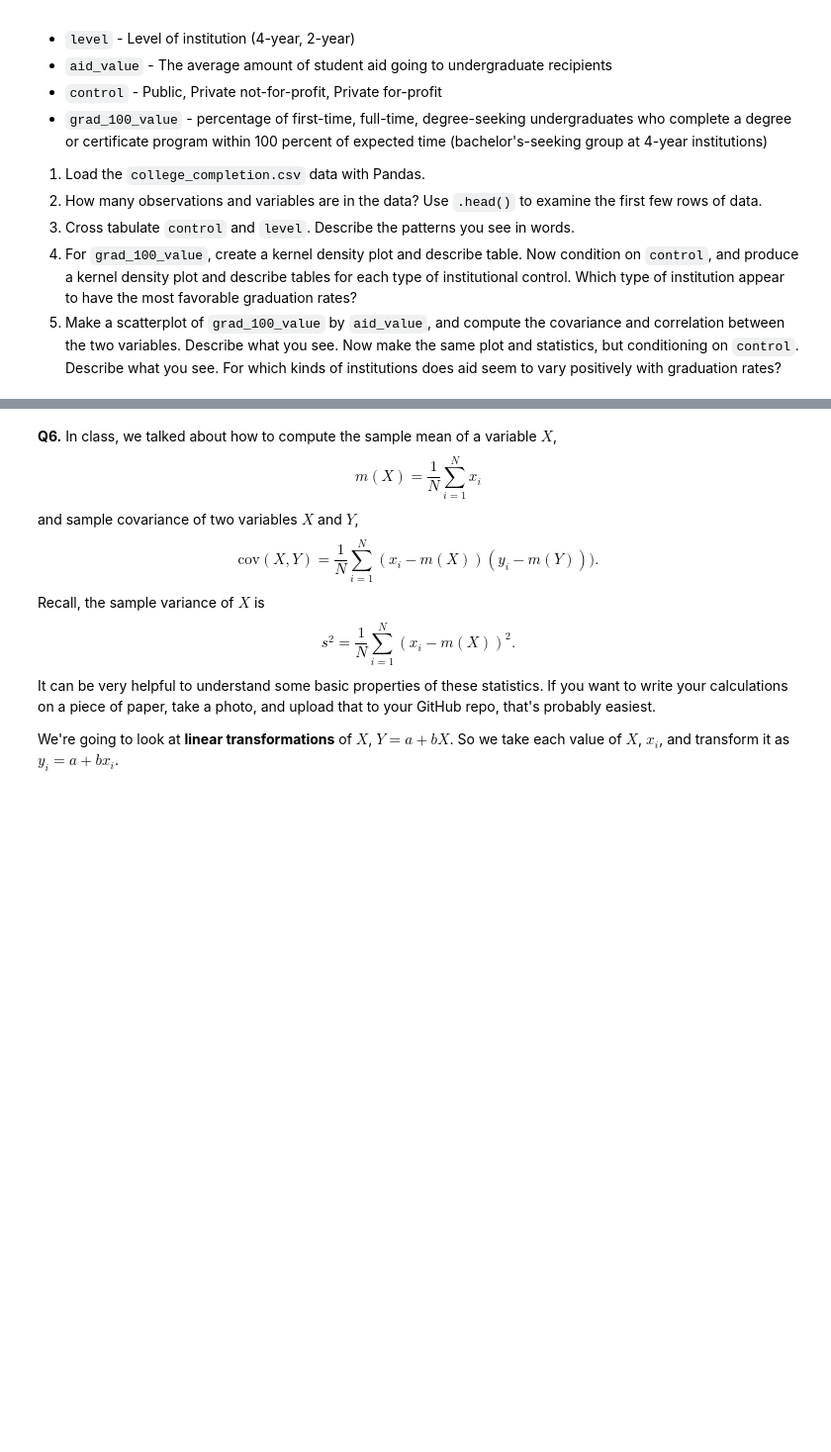
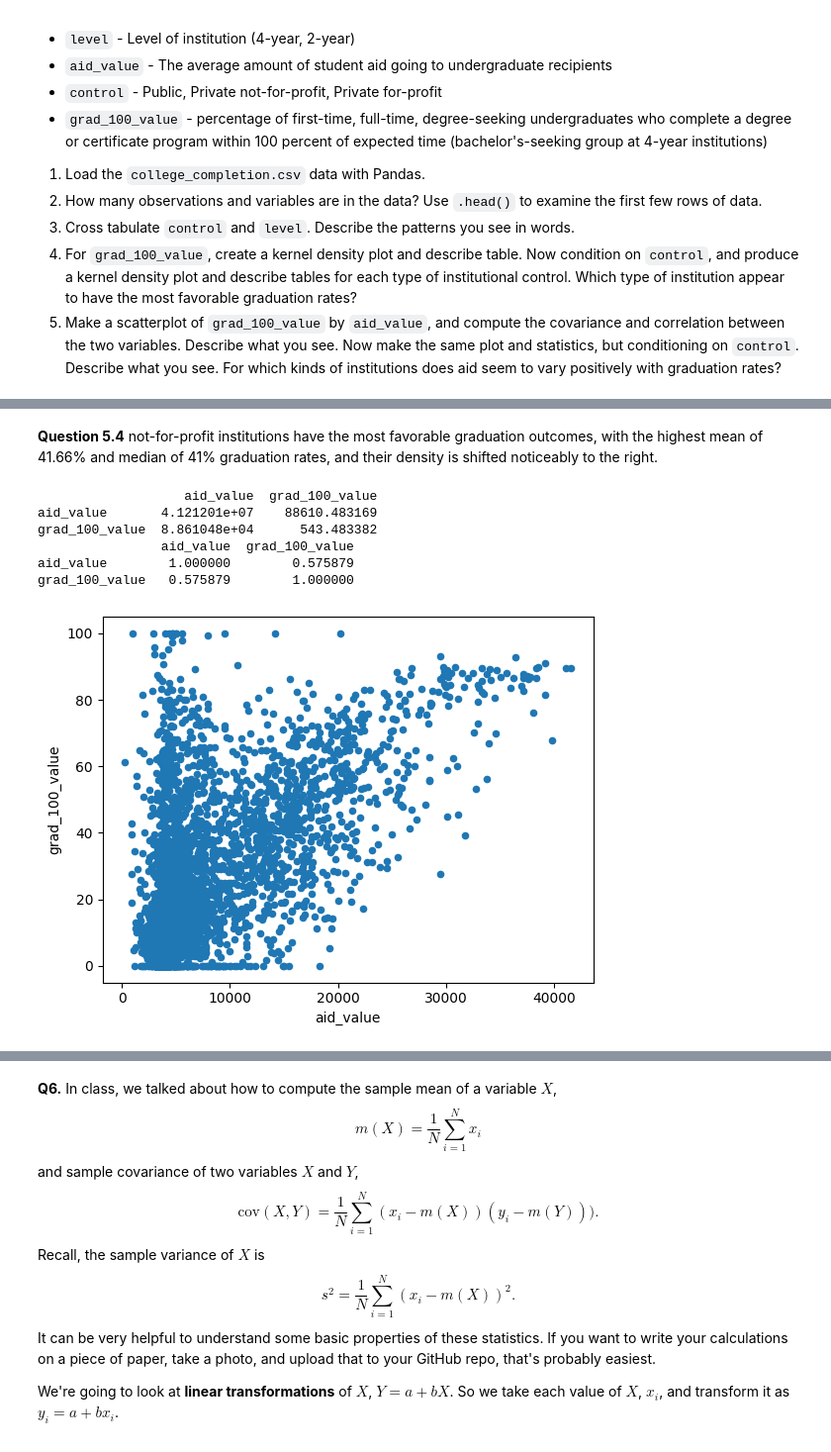
Before and after one commit to anishjagota/undergrad_ml_assignments, a Jupyter notebook: 01_assignment_wrangling_and_eda.ipynb, the cells around one changed output, grey strips where cells are left out. Shown at 99% size. Saved outputs shown, nothing was run; the diff lists cells and outputs as text; code cells hidden in the pictures; blank space fills up the shorter version.

```diff
--- a/01_assignment_wrangling_and_eda.ipynb
+++ b/01_assignment_wrangling_and_eda.ipynb
@@ -472,0 +627,16 @@ We'll use the `college_completion.csv` dataset from the US Department of Educati
+# %% [markdown]
+**Question 5.4** not-for-profit institutions have the most favorable graduation outcomes, with the highest mean of 41.66% and median of 41% graduation rates, and their density is shifted noticeably to the right.
+# %%
+#5.5
+cc.plot.scatter(x="aid_value", y="grad_100_value")
+
+print(cc[["aid_value", "grad_100_value"]].cov())
+print(cc[["aid_value", "grad_100_value"]].corr())
+# %% [output]
+                   aid_value  grad_100_value
+aid_value       4.121201e+07    88610.483169
+grad_100_value  8.861048e+04      543.483382
+                aid_value  grad_100_value
+aid_value        1.000000        0.575879
+grad_100_value   0.575879        1.000000
+[figure, added]
```
Also changed, not shown: parts of 23 cells of this notebook.
